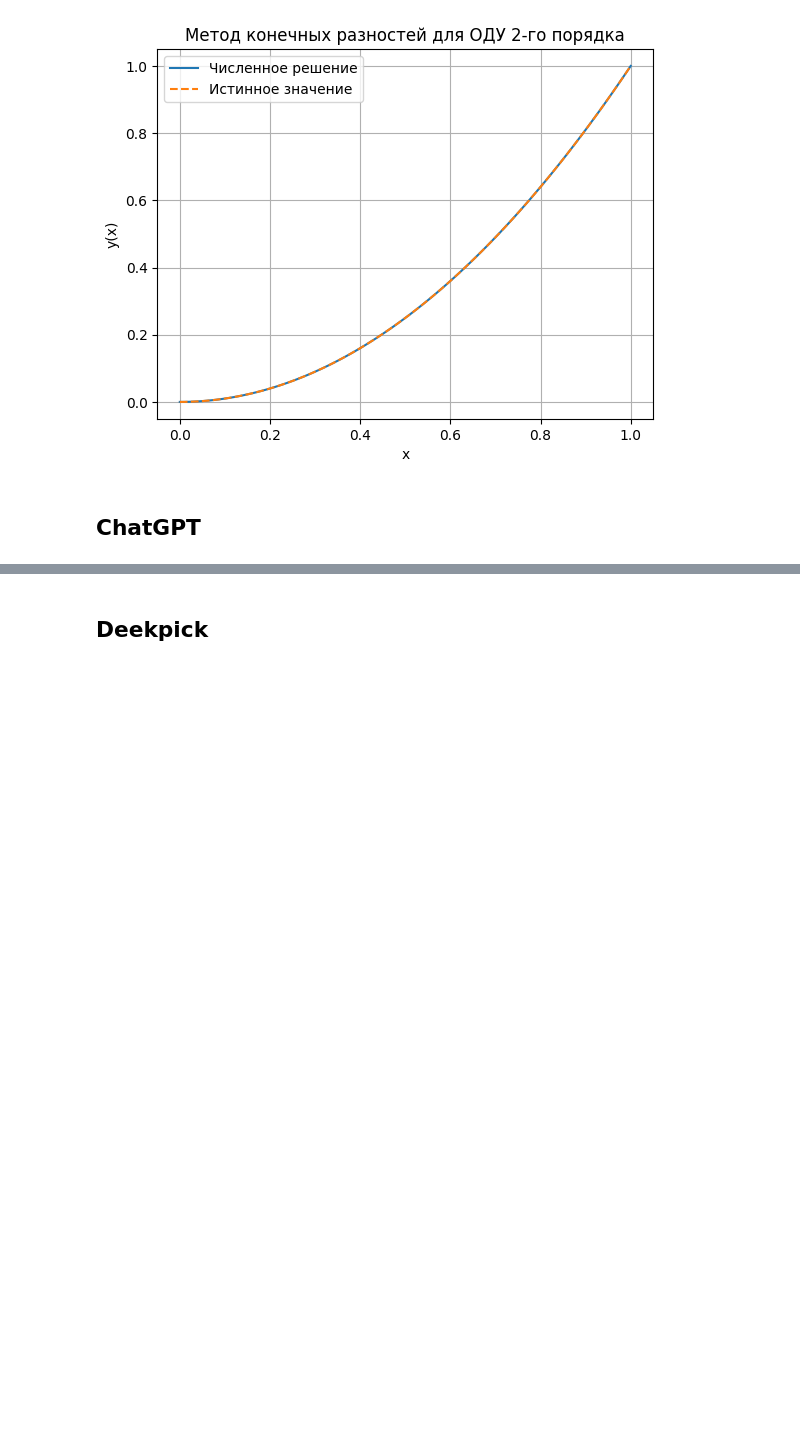
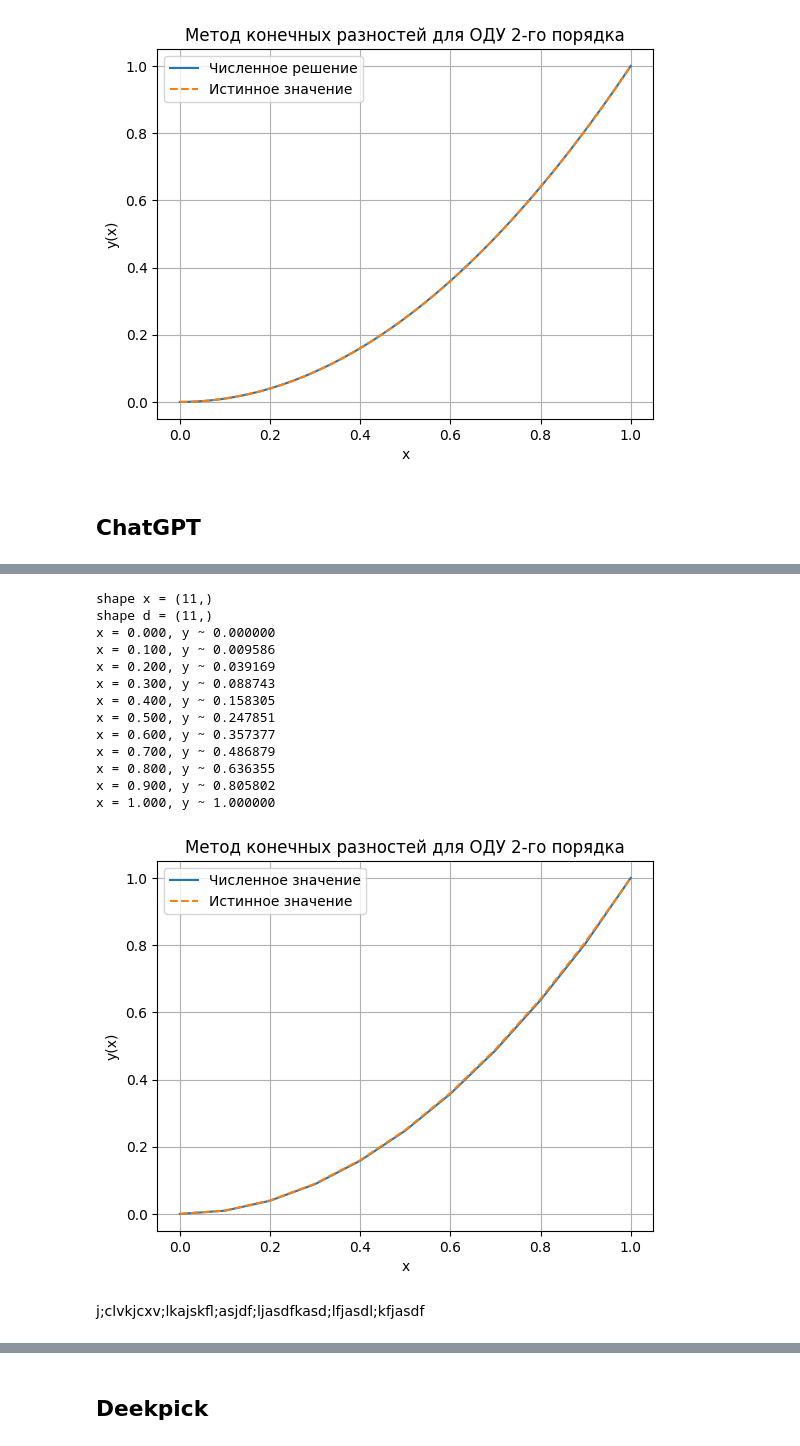
Before and after one commit to Winnie-the-Pooh2019/n-ch-2.4, a Jupyter notebook: main.ipynb, the cells around one changed output, grey strips where cells are left out. Drawn from its saved outputs; the diff is of its cells as text; code cells hidden in the pictures; blank space fills up the shorter version.

```diff
--- a/main.ipynb
+++ b/main.ipynb
@@ -420,3 +388,32 @@ def thomas_algorithm(a, b, c, d):
+# %%
+class LabeledFunValue:
+    def __init__(self, x, y, label):
+        self.x = x
+        self.y = y
+        self.label = label
+# %%
+def generate_line_styles(num_functions):
+    line_styles = ['-', '--', '-.', ':']
+    styles = []
+
+    for i in range(num_functions):
+        style = line_styles[i % len(line_styles)]
+        styles.append(style)
+
+    return styles
+# %%
+def visualize_funs(title: str, *fun_value: LabeledFunValue):
+    line_styles = generate_line_styles(len(fun_value))
+
+    for i, fun in enumerate(fun_value):
+        plt.plot(fun.x, fun.y, line_styles[i], label=fun.label)
+        plt.xlabel('x')
+        plt.ylabel('y(x)')
+        plt.title(title)
+        plt.grid(True)
+        plt.legend()
+
+    plt.show()
 # %%
 import numpy as np
 from scipy.linalg import solve
@@ -512,0 +469,31 @@ x = 1.000, y ≈ 1.000000
+# %%
+N = 10  # число интервалов
+
+x, y = solve_dirichlet(p, q, f, lb, rb, N)
+
+# Выводим результаты
+for xi, yi in zip(x, y):
+    print(f"x = {xi:.3f}, y ~ {yi:.6f}")
+
+y_t = exact_fun(x)
+
+visualize_funs('Метод конечных разностей для ОДУ 2-го порядка',
+               LabeledFunValue(x, y, 'Численное значение'),
+               LabeledFunValue(x, y_t, 'Истинное значение'))
+# %% [output]
+shape x = (11,)
+shape d = (11,)
+x = 0.000, y ~ 0.000000
+x = 0.100, y ~ 0.009586
+x = 0.200, y ~ 0.039169
+x = 0.300, y ~ 0.088743
+x = 0.400, y ~ 0.158305
+x = 0.500, y ~ 0.247851
+x = 0.600, y ~ 0.357377
+x = 0.700, y ~ 0.486879
+x = 0.800, y ~ 0.636355
+x = 0.900, y ~ 0.805802
+x = 1.000, y ~ 1.000000
+[figure, added]
+# %% [markdown]
+j;clvkjcxv;lkajskfl;asjdf;ljasdfkasd;lfjasdl;kfjasdf
```
Also changed, not shown: parts of 14 cells of this notebook, 1 other file.
